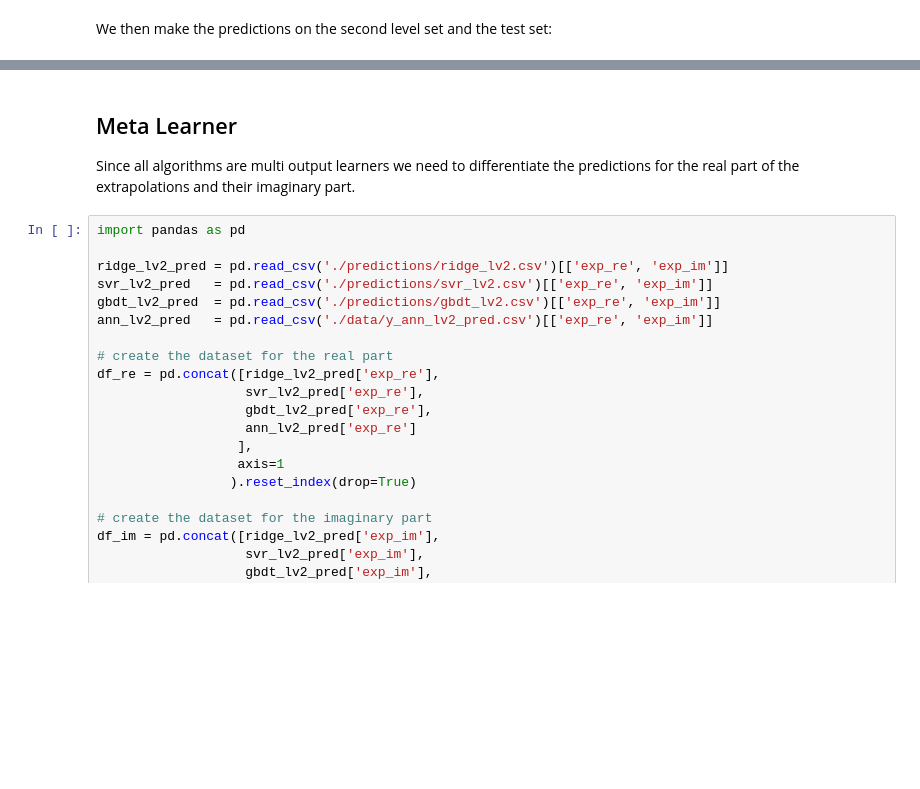
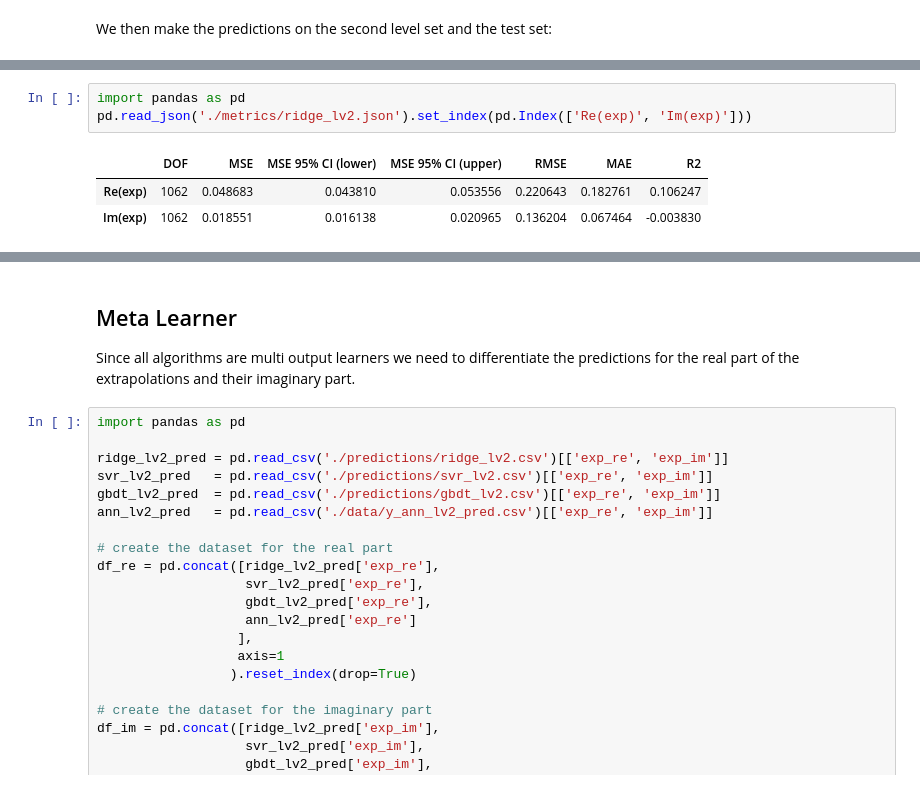
Before and after one commit to thesfinox/ml-sft-trunc, a Jupyter notebook: stacking.ipynb, the cells around one changed output, grey strips where cells are left out. Drawn from its saved outputs; the diff is of its cells as text; blank space fills up the shorter version.

```diff
--- a/stacking.ipynb
+++ b/stacking.ipynb
@@ -191,0 +196,7 @@ MultiOutputRegressor predicted in 0.901 seconds.
+# %%
+import pandas as pd
+pd.read_json('./metrics/ridge_lv2.json').set_index(pd.Index(['Re(exp)', 'Im(exp)']))
+# %% [output]
+|  | DOF | MSE | MSE 95% CI (lower) | MSE 95% CI (upper) | RMSE | MAE | R2 |
+| Re(exp) | 1062 | 0.048683 | 0.043810 | 0.053556 | 0.220643 | 0.182761 | 0.106247 |
+| Im(exp) | 1062 | 0.018551 | 0.016138 | 0.020965 | 0.136204 | 0.067464 | -0.003830 |
```
Also changed, not shown: parts of 23 cells of this notebook, 1 other file.
